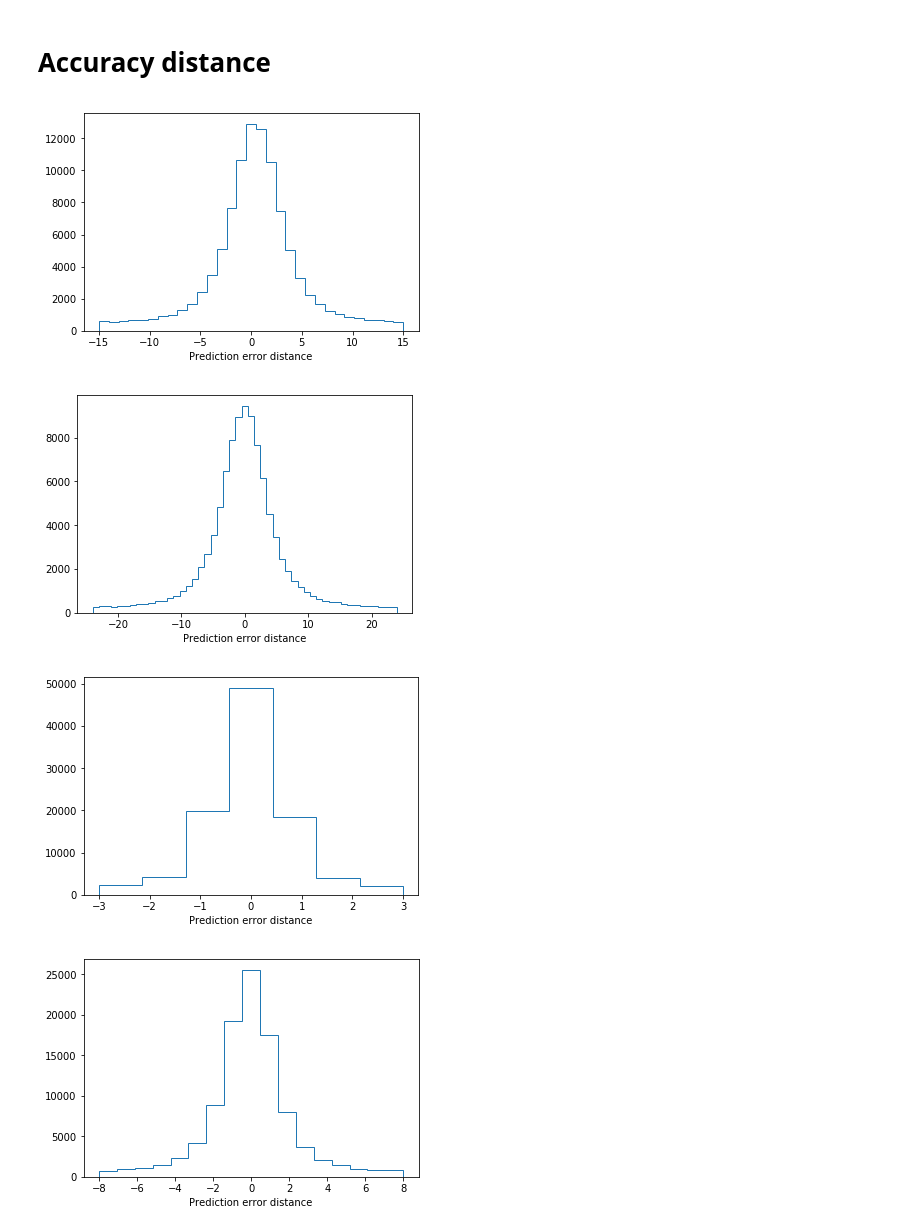
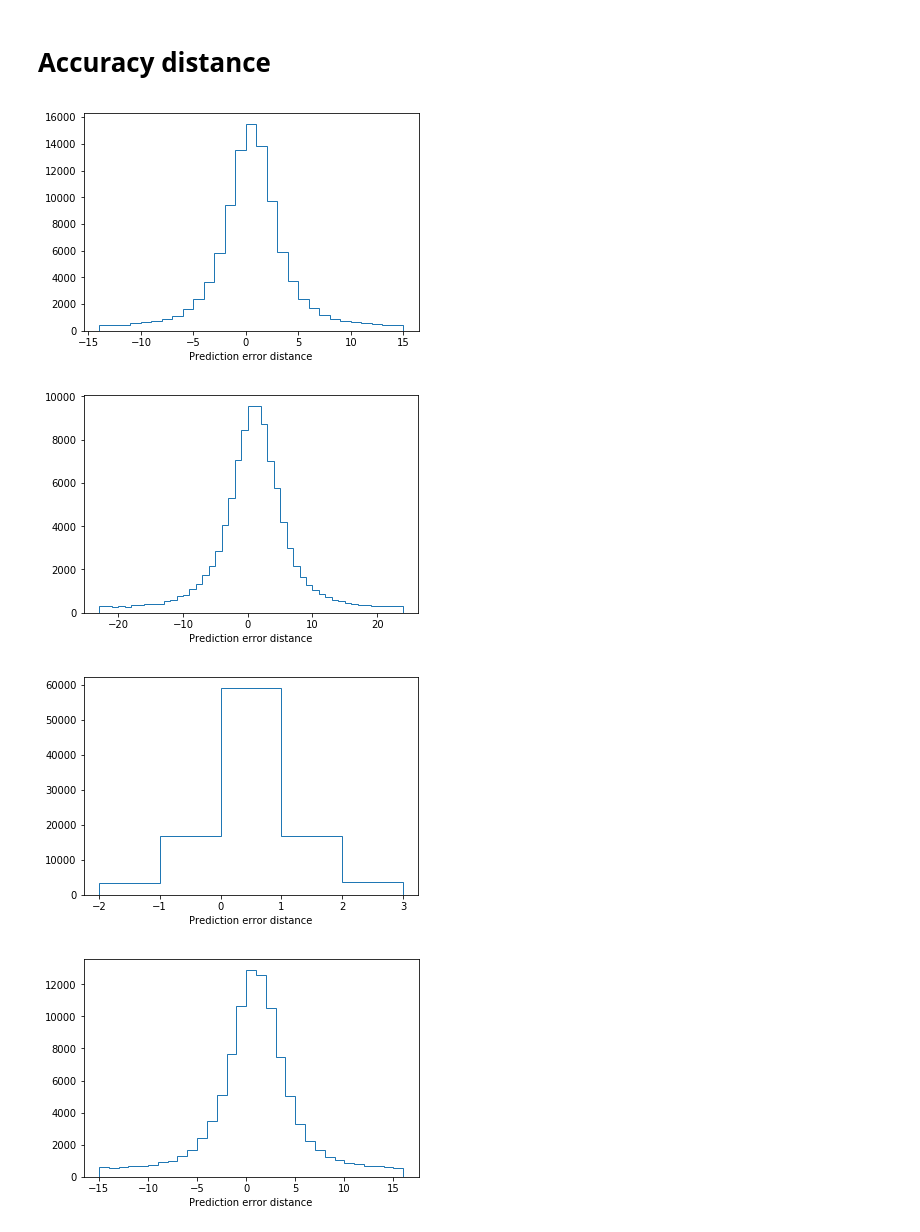
Before and after one commit to klasocha/HiggsCP, a Jupyter notebook: notebooks/Analyze_different_class_num.ipynb, the cells around one changed output. Cells and saved outputs as stored; diff of their text form; code cells hidden in the pictures.

```diff
--- a/notebooks/Analyze_different_class_num.ipynb
+++ b/notebooks/Analyze_different_class_num.ipynb
@@ -209,25 +213,26 @@ def plot_distr(directory, num_class):
     calc_arg_maxs = np.argmax(calc_w, axis=1)
     min_distances = calc_min_distances(pred_arg_maxs, calc_arg_maxs, num_class)
 
-    plt.hist(min_distances, bins=num_class-1, histtype='step')
+    bins = list(range(int(np.min(min_distances)), int(np.max(min_distances)+2)))
+    plt.hist(min_distances, bins=bins, histtype='step')
     plt.xlabel('Prediction error distance')
 # %%
 i = 30
-plot_distr(filenames[i], i+2)
+plot_distr(get_filename_for_class(i), i)
 # %% [output]
-[figure, old version]
+[figure, new version]
 # %%
 i = 48
-plot_distr(filenames[i], i+2)
+plot_distr(get_filename_for_class(i), i)
 # %% [output]
-[figure, old version]
+[figure, new version]
 # %%
 i = 6
-plot_distr(filenames[i], i+2)
+plot_distr(get_filename_for_class(i), i)
 # %% [output]
-[figure, old version]
+[figure, new version]
 # %%
-i = 16
-plot_distr(filenames[i], i+2)
+i = 32
+plot_distr(get_filename_for_class(i), i)
 # %% [output]
-[figure, old version]
+[figure, new version]
```
Also changed, not shown: parts of 3 cells of this notebook, 4 other files.
